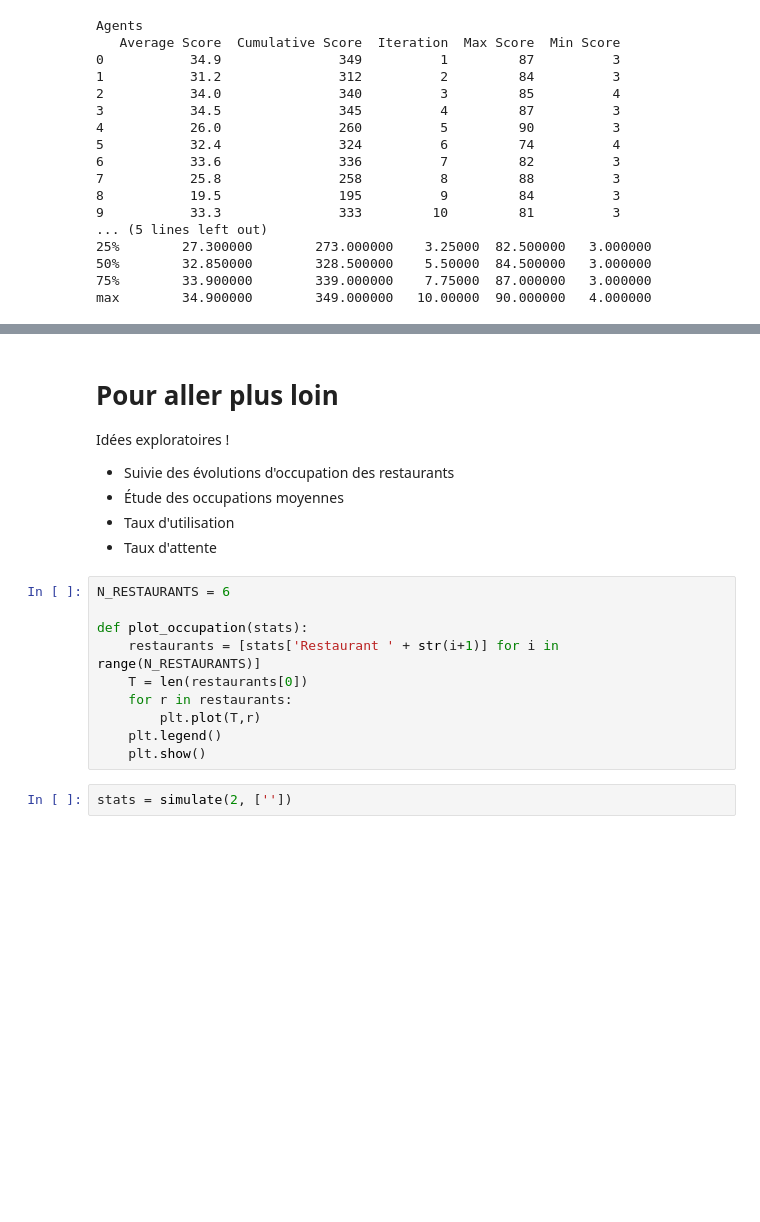
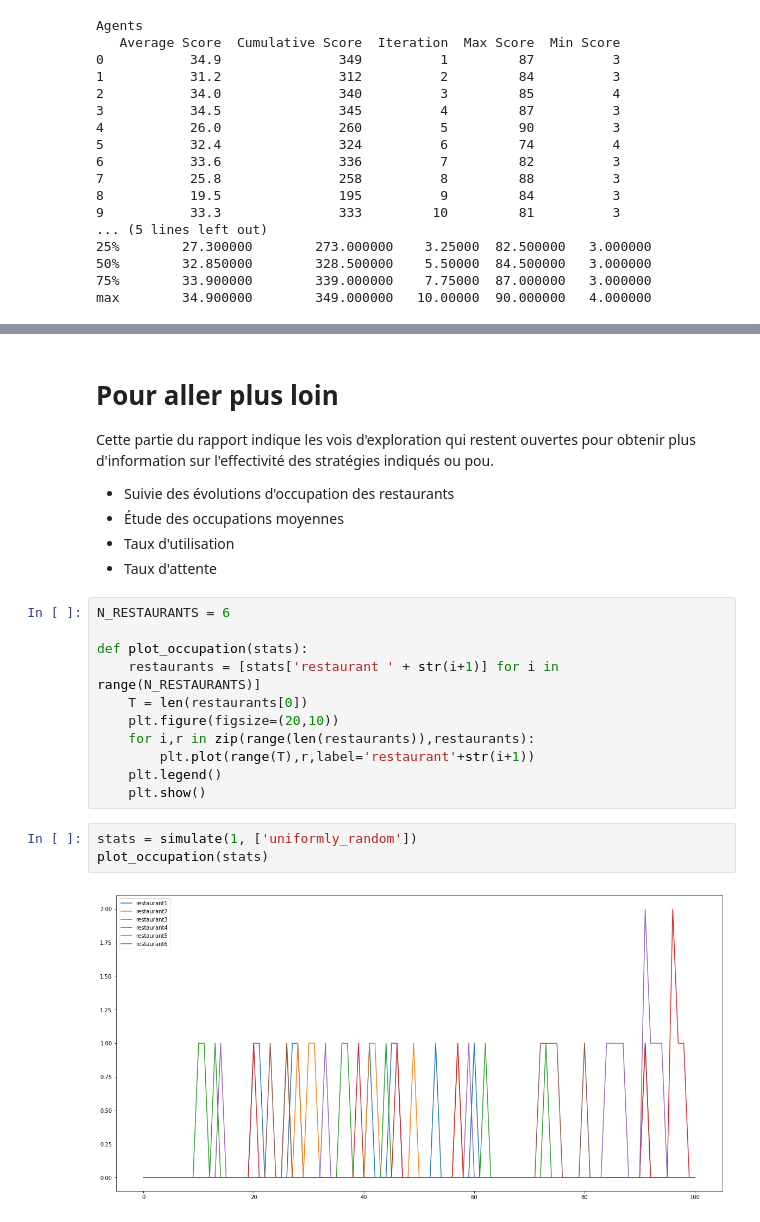
Before and after one commit to SU-3IN025-fev2020/projet-kolkata-quaranteam, a Jupyter notebook: Resultats.ipynb, the cells around one changed output, grey strips where cells are left out. Saved outputs shown, nothing was run; the diff lists cells and outputs as text; blank space fills up the shorter version.

Commit message:
Added stochastic strategy. Added restaurant occupation tracking.

```diff
--- a/Resultats.ipynb
+++ b/Resultats.ipynb
@@ -356,7 +615,7 @@ max        34.900000        349.000000   10.00000  90.000000   4.000000
 # %% [markdown]
 # Pour aller plus loin
 
-Idées exploratoires !
+Cette partie du rapport indique les vois d'exploration qui restent ouvertes pour obtenir plus d'information sur l'effectivité des stratégies indiqués ou pou.
 
 - Suivie des évolutions d'occupation des restaurants
 - Étude des occupations moyennes
@@ -366,11 +625,15 @@ Idées exploratoires !
 N_RESTAURANTS = 6
 
 def plot_occupation(stats):
-    restaurants = [stats['Restaurant ' + str(i+1)] for i in range(N_RESTAURANTS)]
+    restaurants = [stats['restaurant ' + str(i+1)] for i in range(N_RESTAURANTS)]
     T = len(restaurants[0])
-    for r in restaurants:
-        plt.plot(T,r)
+    plt.figure(figsize=(20,10))
+    for i,r in zip(range(len(restaurants)),restaurants):
+        plt.plot(range(T),r,label='restaurant'+str(i+1))
     plt.legend()
     plt.show()
-# %%
-stats = simulate(2, [''])
+# %%
+stats = simulate(1, ['uniformly_random'])
+plot_occupation(stats)
+# %% [output]
+[figure, added]
```
Also changed, not shown: parts of 25 cells of this notebook, 1 other file.
